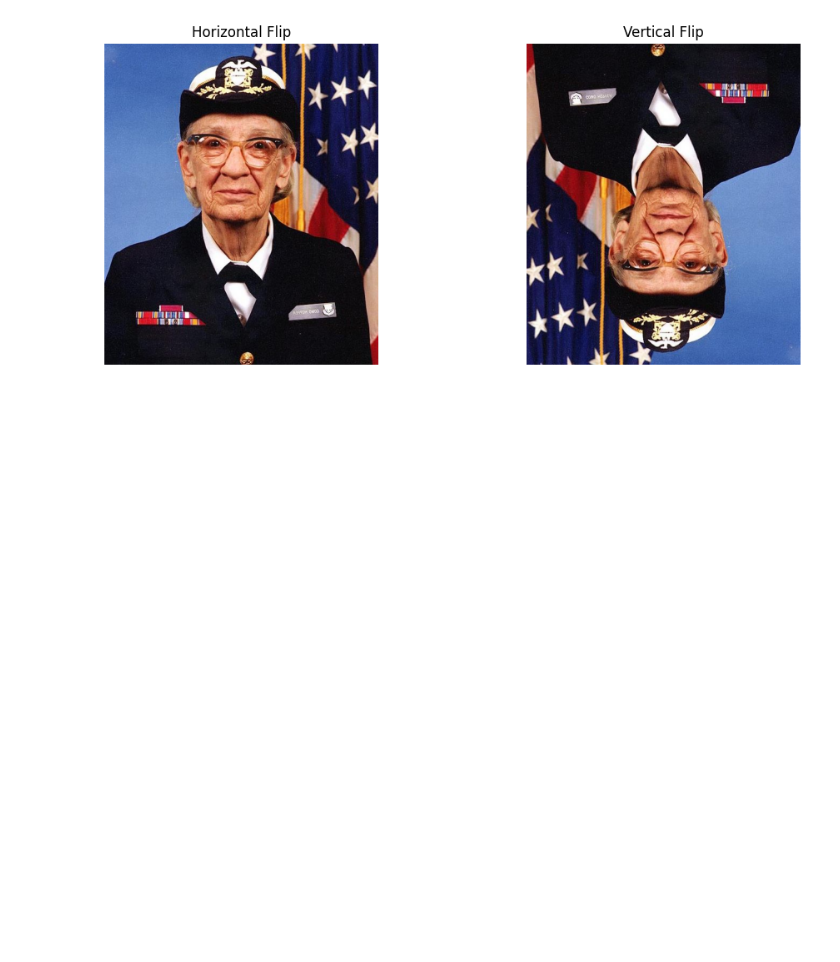
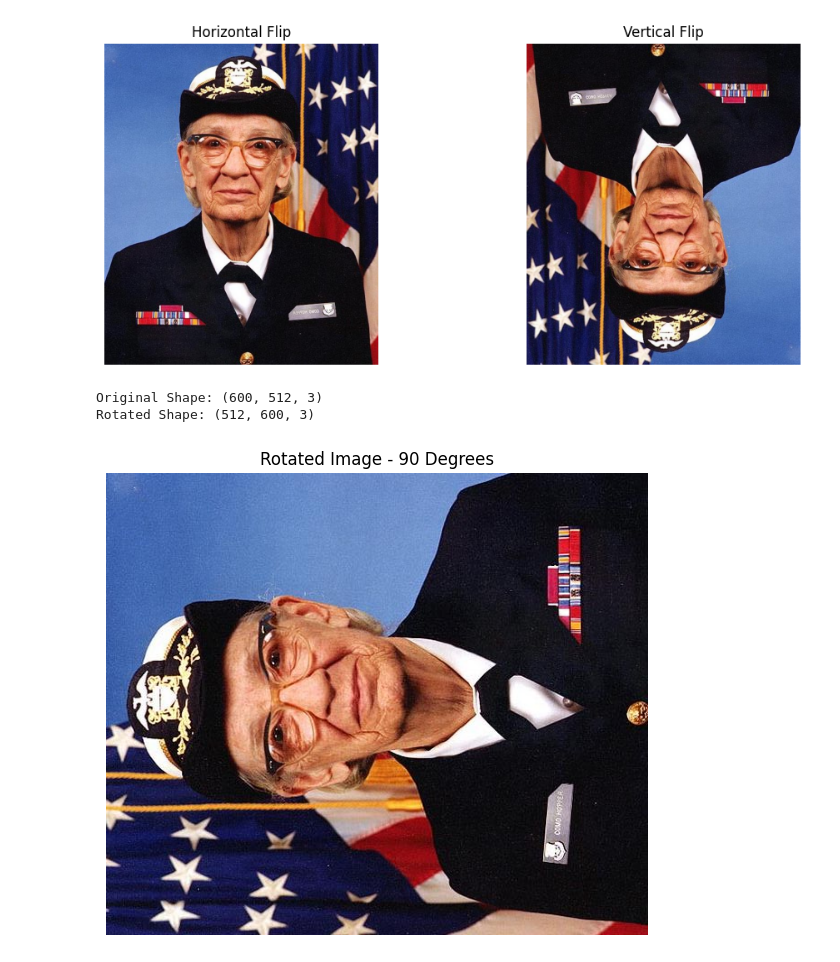
Before and after one commit to swapneelkishore8-lab/NumPy_Image_Processing_Toolkit, a Jupyter notebook: NumPy_Image_Processing_Toolkit.ipynb, the cells around one changed output. Drawn from its saved outputs; the diff is of its cells as text; code cells hidden in the pictures; blank space fills up the shorter version.

Commit message:
Implement image rotation using NumPy

```diff
--- a/NumPy_Image_Processing_Toolkit.ipynb
+++ b/NumPy_Image_Processing_Toolkit.ipynb
@@ -71,3 +71,18 @@ plt.axis("off")
 plt.show()
 # %% [output]
 [figure]
+# %%
+rotated_image = np.rot90(image)
+
+print("Original Shape:", image.shape)
+print("Rotated Shape:", rotated_image.shape)
+
+plt.figure(figsize=(7, 6))
+plt.imshow(rotated_image)
+plt.title("Rotated Image - 90 Degrees")
+plt.axis("off")
+plt.show()
+# %% [output]
+Original Shape: (600, 512, 3)
+Rotated Shape: (512, 600, 3)
+[figure, added]
```
